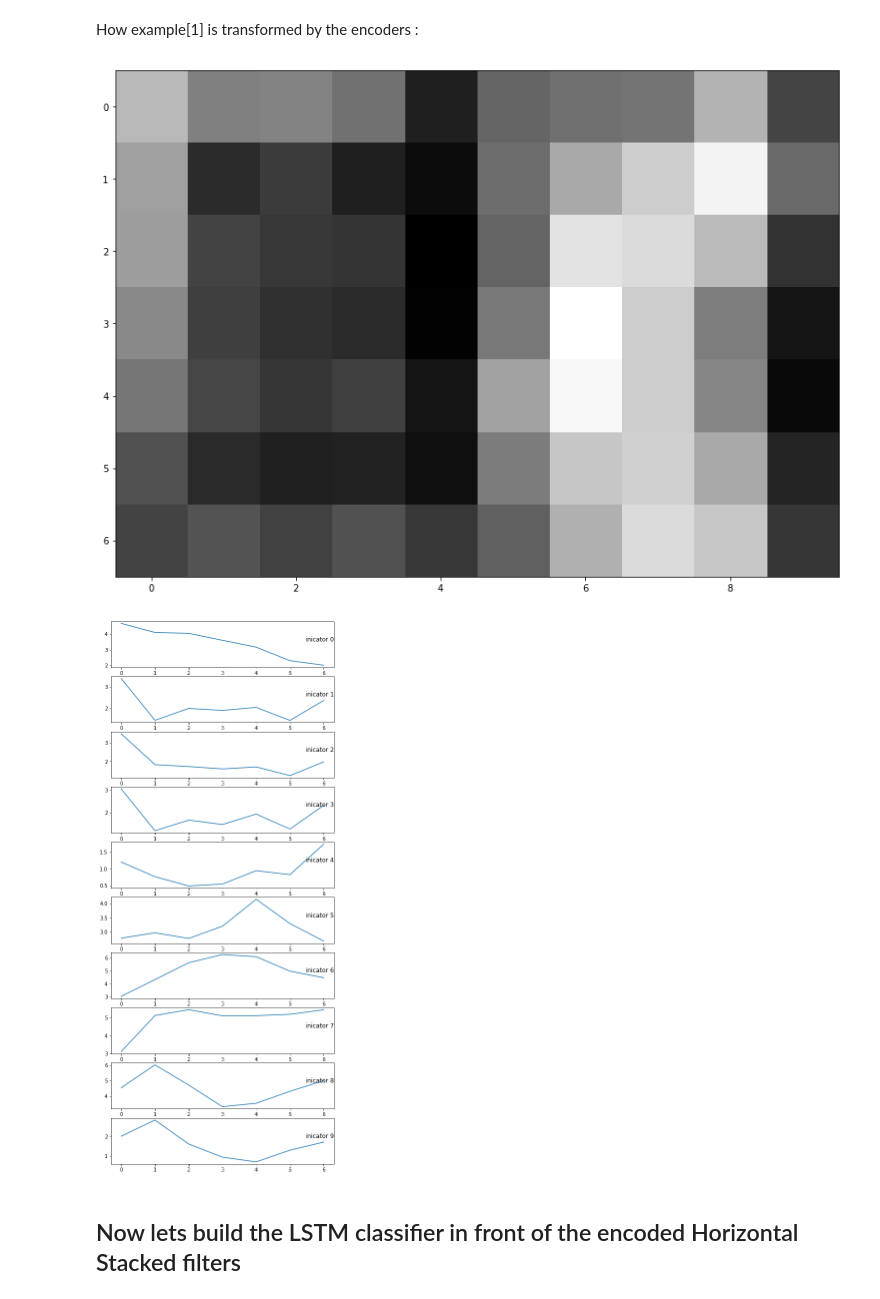
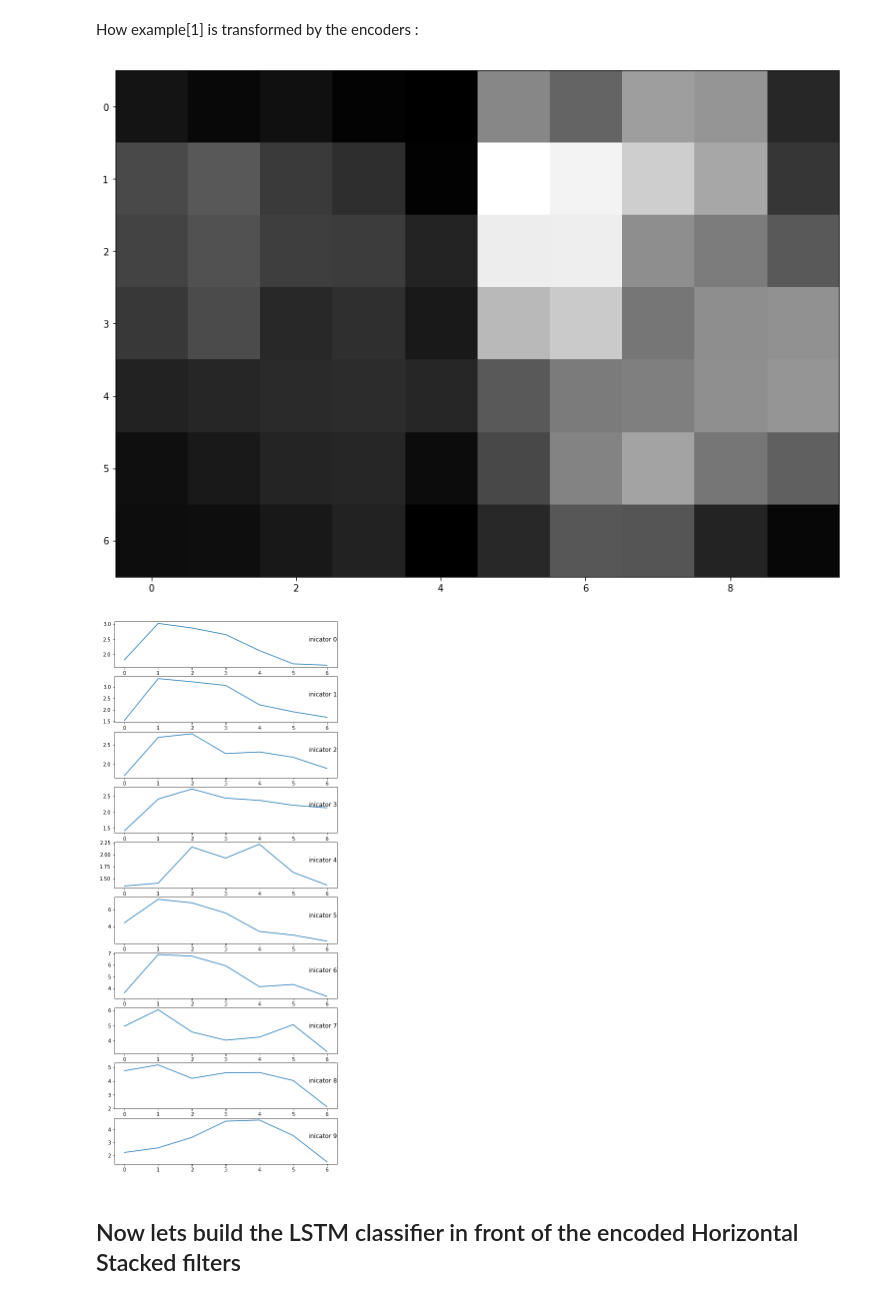
Before and after one commit to rjpg/bftensor, a Jupyter notebook: Autoencoder/src/Autoencoder.ipynb, the cells around one changed output. Cells and saved outputs as stored; diff of their text form; code cells hidden in the pictures.

```diff
--- a/Autoencoder/src/Autoencoder.ipynb
+++ b/Autoencoder/src/Autoencoder.ipynb
@@ -66,7 +63,7 @@ for x in df.columns:
     y+=1
 print('***************************')
 
-total_inputs,total_output = df.as_matrix(inputs).astype(np.float32),df.as_matrix([target]).astype(np.int32)
+total_inputs,total_output = df.as_matrix(inputs).astype(np.float32),df.as_matrix([35]).astype(np.int32)
 print('###########################')
 
 #print(total_inputs)
@@ -182,7 +196,8 @@ lstmsVec=[]
 for x in range(0,2):
     filterImg=Lambda(lambda element : element[:,x,:,:])(encoded)
     lstmsVec.append(filterImg)
-merged = merge(lstmsVec, mode='concat',concat_axis=2)
+merged =Concatenate(axis=2)(lstmsVec)
+#merged = merge(lstmsVec, mode='concat',concat_axis=2)
 
 lstm=Bidirectional(LSTM(20),merge_mode='concat')(merged)
 #lstm=Bidirectional(LSTM(50),merge_mode='concat')(merged)#(inputNet)
@@ -303,33 +319,33 @@ plt.show()
 # %% [markdown]
 How example[1] is transformed by the encoders :
 # %%
-encoded_imgsHstak = encoderHstack.predict(X_train_new)
+encoded_imgsHstak = encoderHstack.predict(np.array([[X_train_new[1,0,:,:]]]))
 # %%
 
 
 
 
-image = encoded_imgsHstak[1,:,:]
+image = encoded_imgsHstak[0,:,:]
 
 plt.figure(figsize=(14, 25))
 plt.imshow(image)
 #plt.gray()
 plt.show()
 
 from matplotlib import pyplot
 
 values=image
 i=1
 plt.figure(figsize=(8,20))
 for group in range(0,10):
 	pyplot.subplot(10, 1, i)
 	pyplot.plot(values[:,group])
 	pyplot.title("inicator "+str(group), y=0.5, loc='right')
 	i += 1
 pyplot.show()
 # %% [output]
-[figure, old version]
+[figure, new version]
-[figure, old version]
+[figure, new version]
 # %% [markdown]
 ## Now lets build the LSTM classifier in front of the encoded Horizontal Stacked filters
 # %%
```
Also changed, not shown: parts of 9 cells of this notebook, 15 other files.
